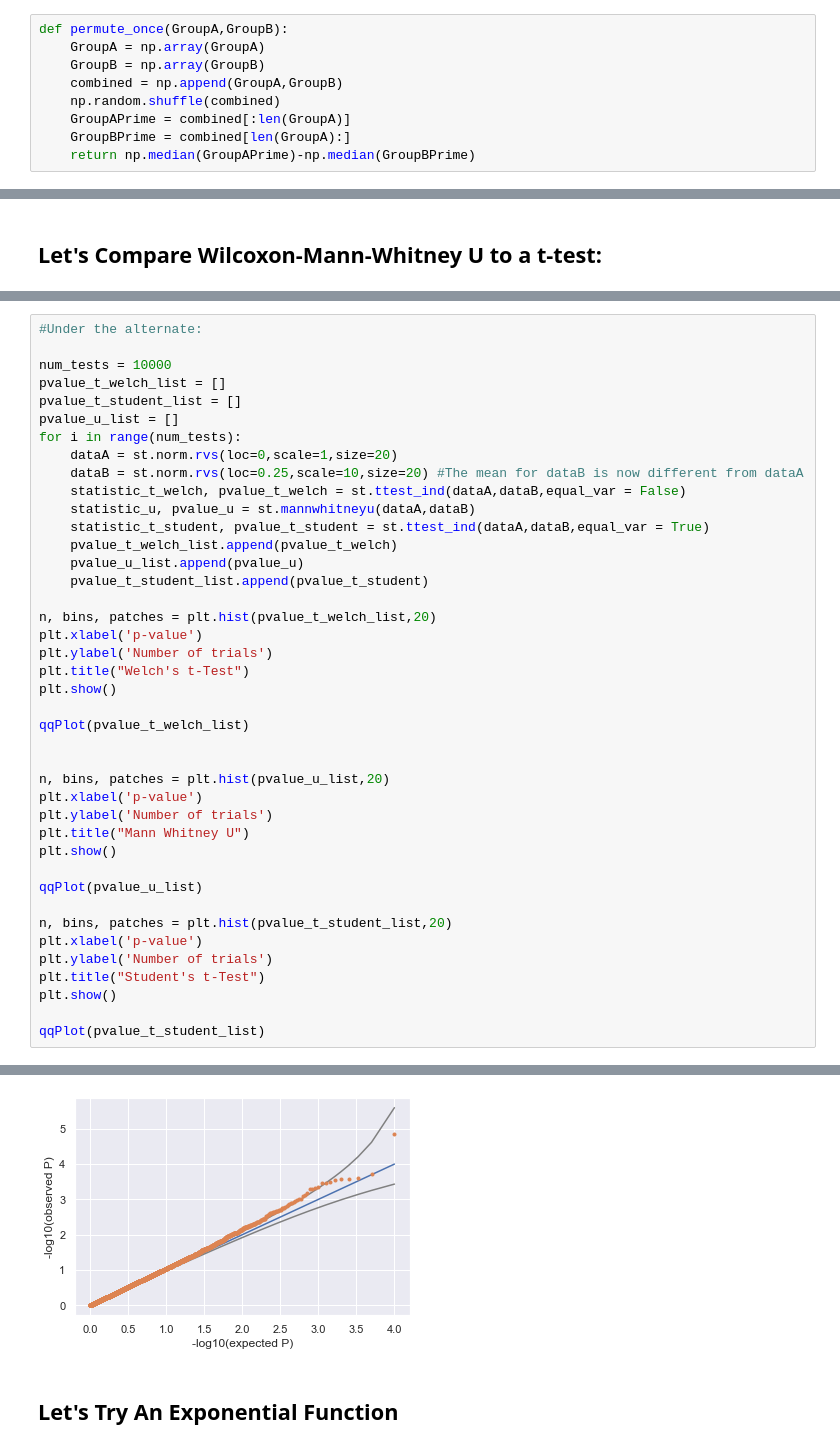
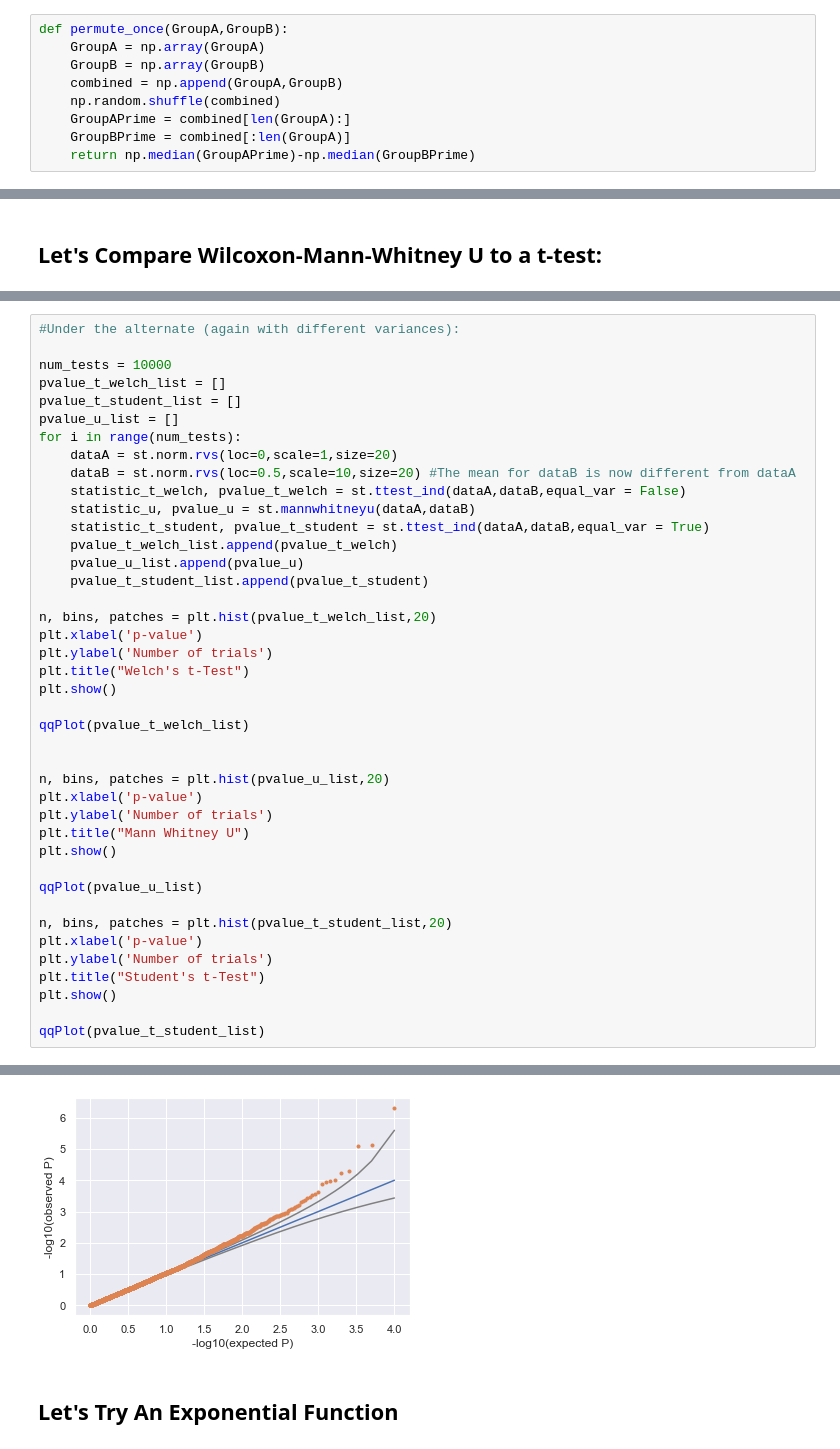
Before and after one commit to davidasiegel/SCOPTIONS-September-2019, a Jupyter notebook: SCOPTIONS Class.ipynb, the cells around one changed output, grey strips where cells are left out. Drawn from its saved outputs; the diff is of its cells as text.

```diff
--- a/SCOPTIONS Class.ipynb
+++ b/SCOPTIONS Class.ipynb
@@ -260,8 +260,8 @@ def permute_once(GroupA,GroupB):
     GroupB = np.array(GroupB)
     combined = np.append(GroupA,GroupB)
     np.random.shuffle(combined)
-    GroupAPrime = combined[:len(GroupA)]
-    GroupBPrime = combined[len(GroupA):]
+    GroupAPrime = combined[len(GroupA):]
+    GroupBPrime = combined[:len(GroupA)]
     return np.median(GroupAPrime)-np.median(GroupBPrime)
 # %%
 for i in range(10):
@@ -359,7 +359,7 @@ qqPlot(pvalue_t_student_list)
 [figure]
 [figure]
 # %%
-#Under the alternate:
+#Under the alternate (again with different variances):
 
 num_tests = 10000
 pvalue_t_welch_list = []
@@ -367,7 +367,7 @@ pvalue_t_student_list = []
 pvalue_u_list = []
 for i in range(num_tests):
     dataA = st.norm.rvs(loc=0,scale=1,size=20)
-    dataB = st.norm.rvs(loc=0.25,scale=10,size=20) #The mean for dataB is now different from dataA
+    dataB = st.norm.rvs(loc=0.5,scale=10,size=20) #The mean for dataB is now different from dataA
     statistic_t_welch, pvalue_t_welch = st.ttest_ind(dataA,dataB,equal_var = False)
     statistic_u, pvalue_u = st.mannwhitneyu(dataA,dataB)
     statistic_t_student, pvalue_t_student = st.ttest_ind(dataA,dataB,equal_var = True)
@@ -408,4 +408,4 @@ qqPlot(pvalue_t_student_list)
-[figure, old version]
+[figure, new version]
 # %% [markdown]
 ## Let's Try An Exponential Function
 # %%
```
Also changed, not shown: parts of 17 cells of this notebook.
